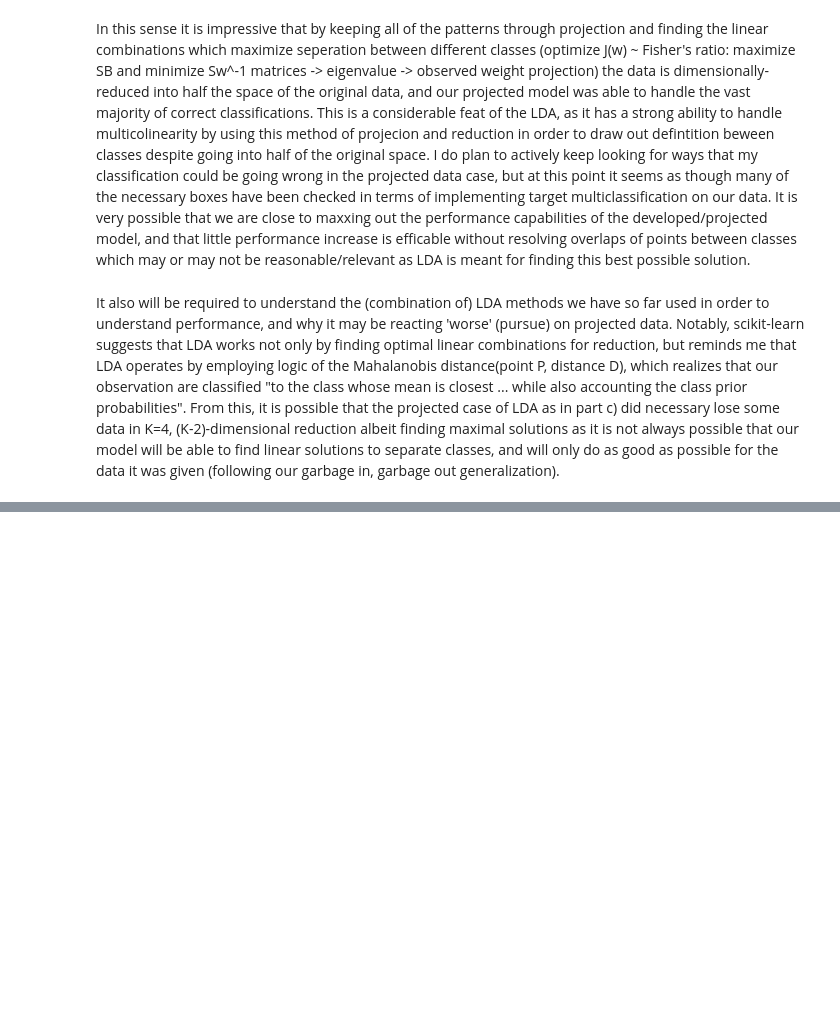
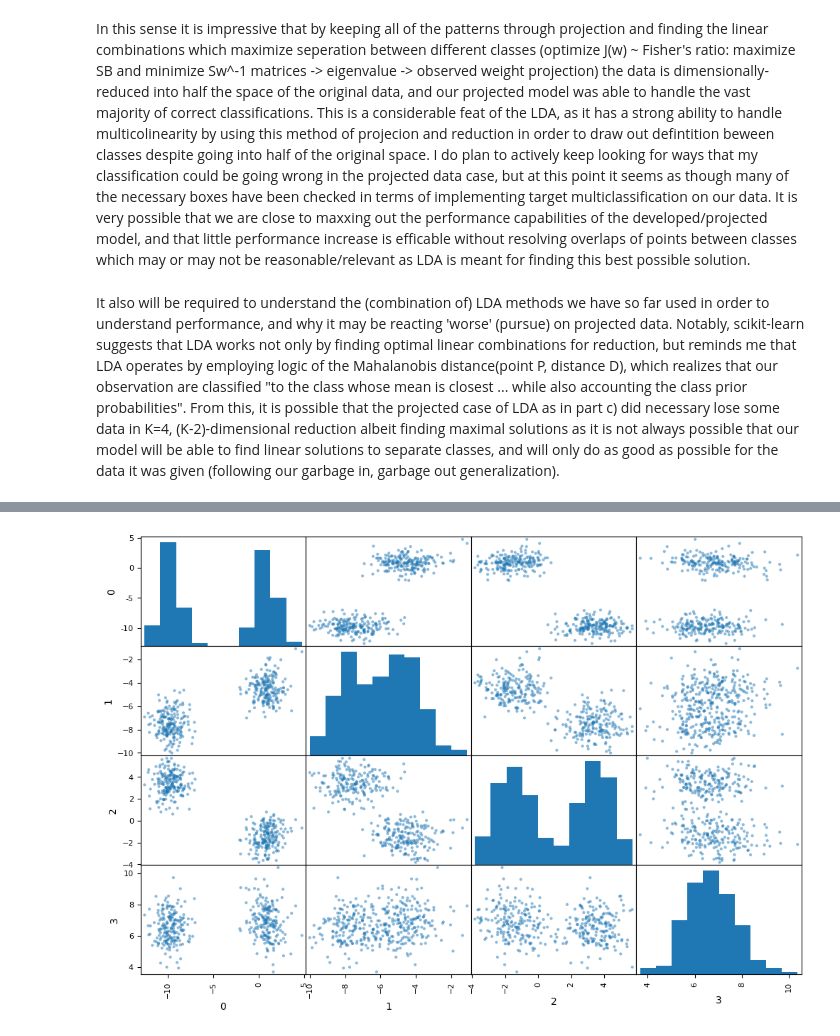
Before and after one commit to matthewpkearney/hw2-classification, a Jupyter notebook: MatthewKearney_HW2.ipynb, the cells around one changed output, grey strips where cells are left out. Cells and saved outputs as stored; diff of their text form; code cells hidden in the pictures; blank space fills up the shorter version.

```diff
--- a/MatthewKearney_HW2.ipynb
+++ b/MatthewKearney_HW2.ipynb
@@ -400,0 +413,9 @@ It also will be required to understand the (combination of) LDA methods we have
+# %%
+from sklearn import datasets
+X, y = datasets.make_blobs(n_samples = 400, n_features= 4, centers = 2, cluster_std= 1, random_state=100)
+# %%
+DF = pd.DataFrame.from_records(X)
+scatter_matrix(DF, figsize=(12,8))
+plt.show()
+# %% [output]
+[figure, added]
```
Also changed, not shown: parts of 6 cells of this notebook.
